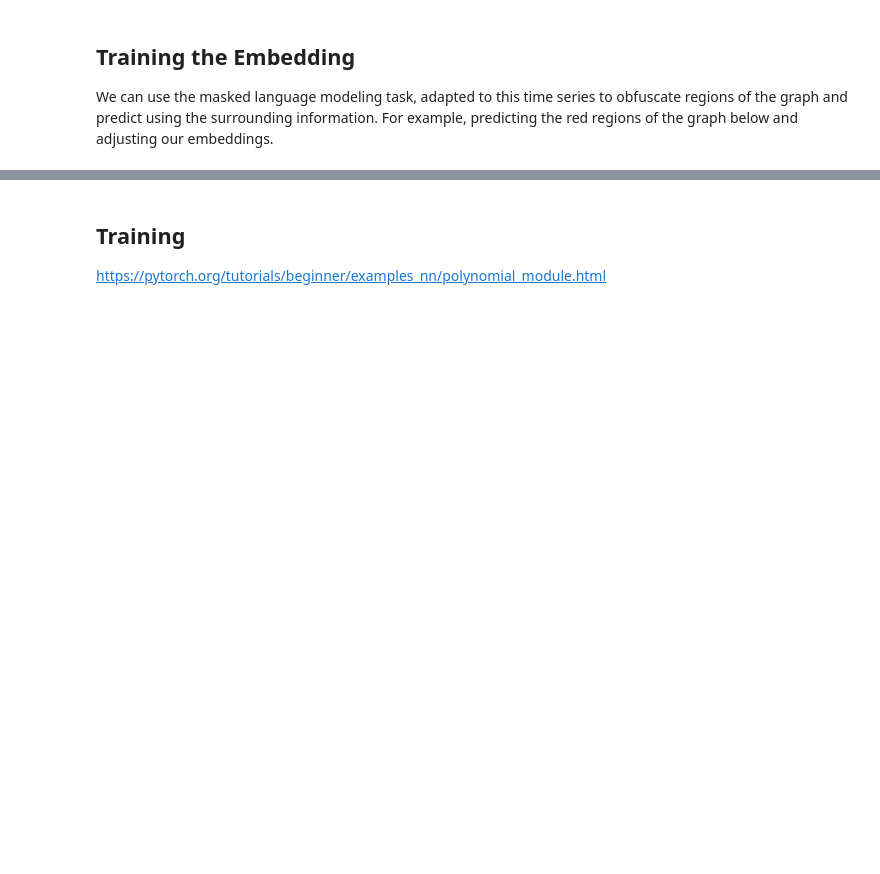
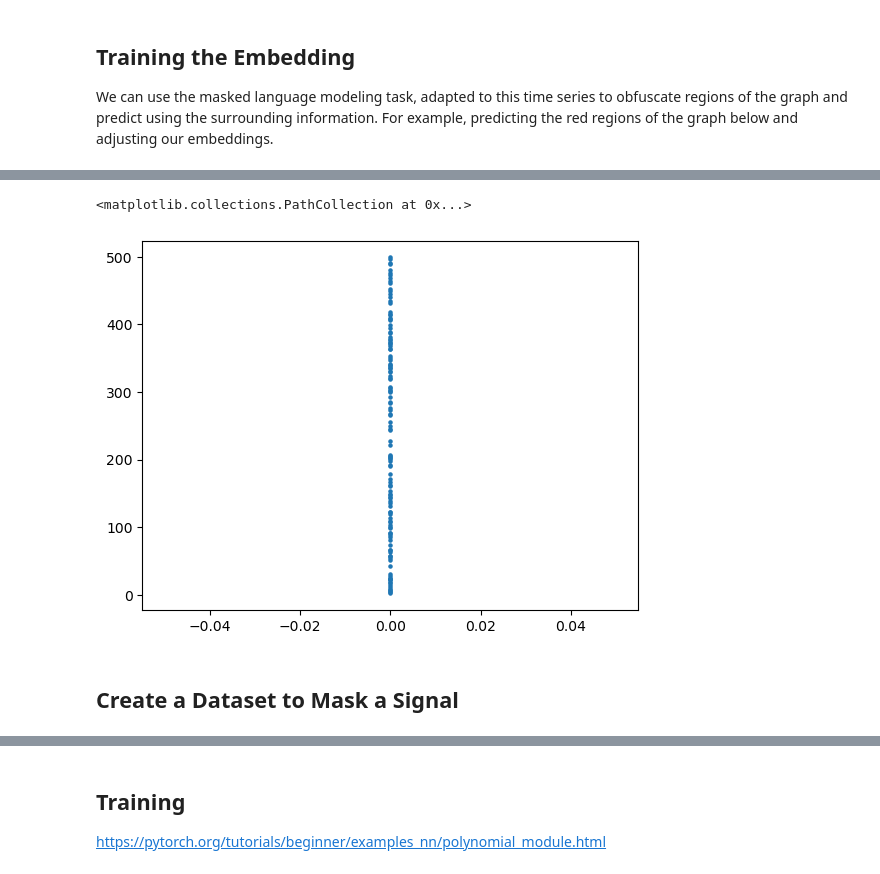
Before and after one commit to oerdal/stocks, a Jupyter notebook: Time_Series_Analysis.ipynb, the cells around one changed output, grey strips where cells are left out. Cells and saved outputs as stored; diff of their text form; code cells hidden in the pictures; blank space fills up the shorter version.

```diff
--- a/Time_Series_Analysis.ipynb
+++ b/Time_Series_Analysis.ipynb
@@ -249,0 +267,13 @@ plt.tight_layout()
+# %%
+mask_ratio = 0.25
+# new way of generating randoms with np
+rng = np.random.default_rng()
+corruption_idx = rng.choice(masked_df.index, size=int(len(masked_df)*mask_ratio), replace=False)
+
+# corruption_idx = torch.multinomial(torch.tensor(masked_df.index, dtype=torch.float), len(masked_df)//4, replacement=False)
+plt.scatter(torch.zeros(len(corruption_idx)), corruption_idx, s=5)
+# %% [output]
+<matplotlib.collections.PathCollection at 0x...>
+[figure, added]
+# %% [markdown]
+## Create a Dataset to Mask a Signal
```
Also changed, not shown: parts of 22 cells of this notebook.
